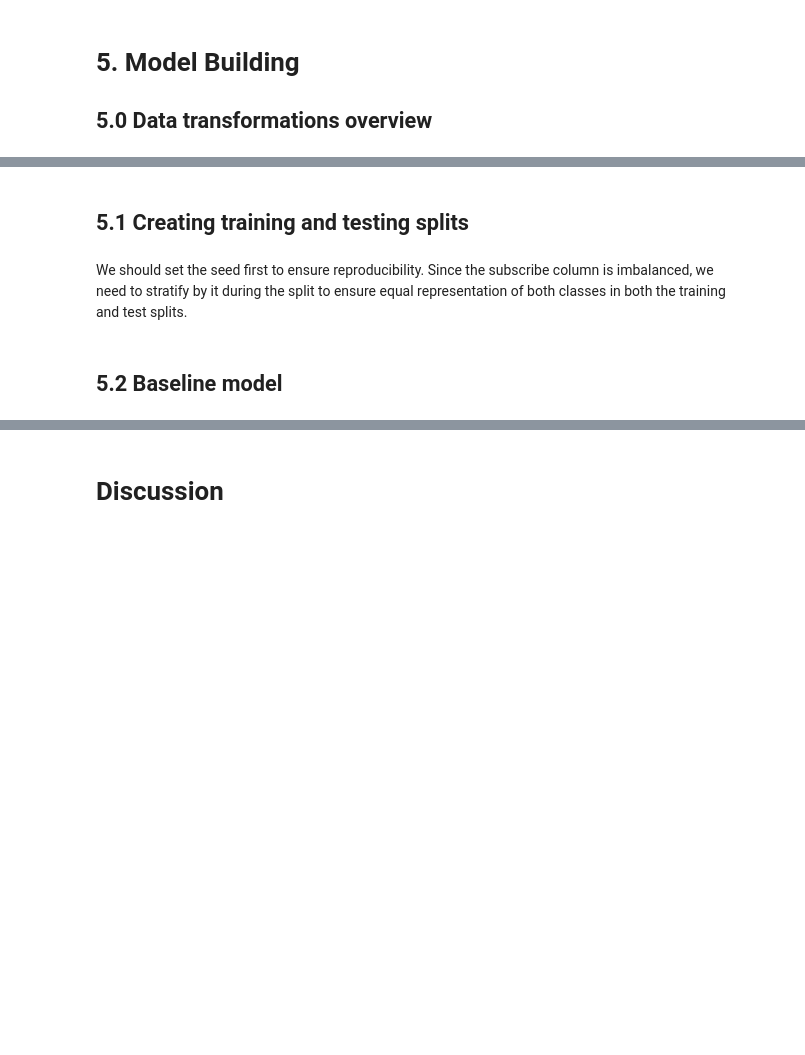
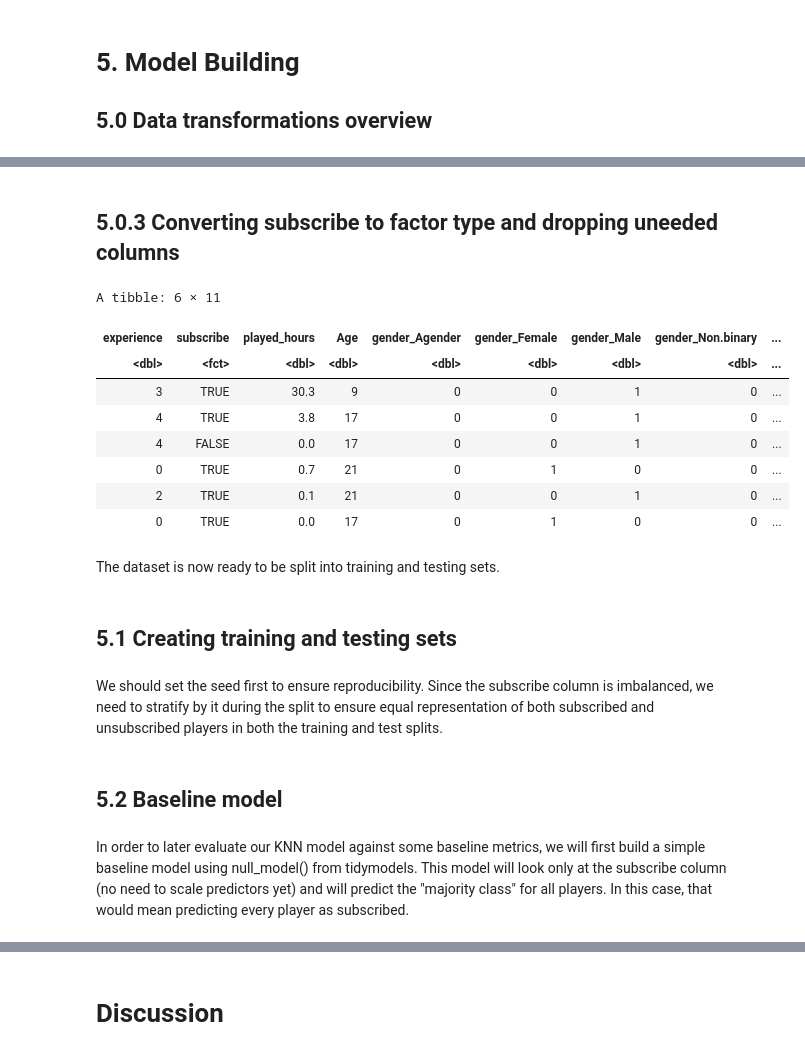
Before and after one commit to yuguogm/dsci_100_final_project, a Jupyter notebook: Final_report.ipynb, the cells around one changed output, grey strips where cells are left out. Cells and saved outputs as stored; diff of their text form; code cells hidden in the pictures; blank space fills up the shorter version.

```diff
--- a/Final_report.ipynb
+++ b/Final_report.ipynb
@@ -273,7 +351,27 @@ Note: We will scale and center all the columns after splitting the dataset into
+# %% [markdown]
+## 5.0.3 Converting subscribe to factor type and dropping uneeded columns
+# %%
+processing_players$hashedEmail <- NULL
+processing_players$name <- NULL
+processing_players$subscribe <- as_factor(processing_players$subscribe)
+
+head(processing_players)
+# %% [output]
+A tibble: 6 × 11
+| experience | subscribe | played_hours | Age | gender_Agender | gender_Female | gender_Male | gender_Non.binary | ... |
+| <dbl> | <fct> | <dbl> | <dbl> | <dbl> | <dbl> | <dbl> | <dbl> | ... |
+| 3 | TRUE | 30.3 | 9 | 0 | 0 | 1 | 0 | ... |
+| 4 | TRUE | 3.8 | 17 | 0 | 0 | 1 | 0 | ... |
+| 4 | FALSE | 0.0 | 17 | 0 | 0 | 1 | 0 | ... |
+| 0 | TRUE | 0.7 | 21 | 0 | 1 | 0 | 0 | ... |
+| 2 | TRUE | 0.1 | 21 | 0 | 0 | 1 | 0 | ... |
+| 0 | TRUE | 0.0 | 17 | 0 | 1 | 0 | 0 | ... |
+# %% [markdown]
+The dataset is now ready to be split into training and testing sets.
 # %% [markdown]
-## 5.1 Creating training and testing splits
+## 5.1 Creating training and testing sets
 # %% [markdown]
-We should set the seed first to ensure reproducibility. Since the subscribe column is imbalanced, we need to stratify by it during the split to ensure equal representation of both classes in both the training and test splits.
+We should set the seed first to ensure reproducibility. Since the subscribe column is imbalanced, we need to stratify by it during the split to ensure equal representation of both subscribed and unsubscribed players in both the training and test splits.
 # %%
 set.seed(123)
 
@@ -281,4 +379,6 @@ players_split <- initial_split(players, prop = 0.7, strata = subscribe)
 players_test <- testing(players_split)
 players_training <- training(players_split)
-# %% [markdown]
-## 5.2 Baseline model
+# %% [markdown]
+## 5.2 Baseline model
+# %% [markdown]
+In order to later evaluate our KNN model against some baseline metrics, we will first build a simple baseline model using null_model() from tidymodels. This model will look only at the subscribe column (no need to scale predictors yet) and will predict the "majority class" for all players. In this case, that would mean predicting every player as subscribed.
```
Also changed, not shown: parts of 20 cells of this notebook.
